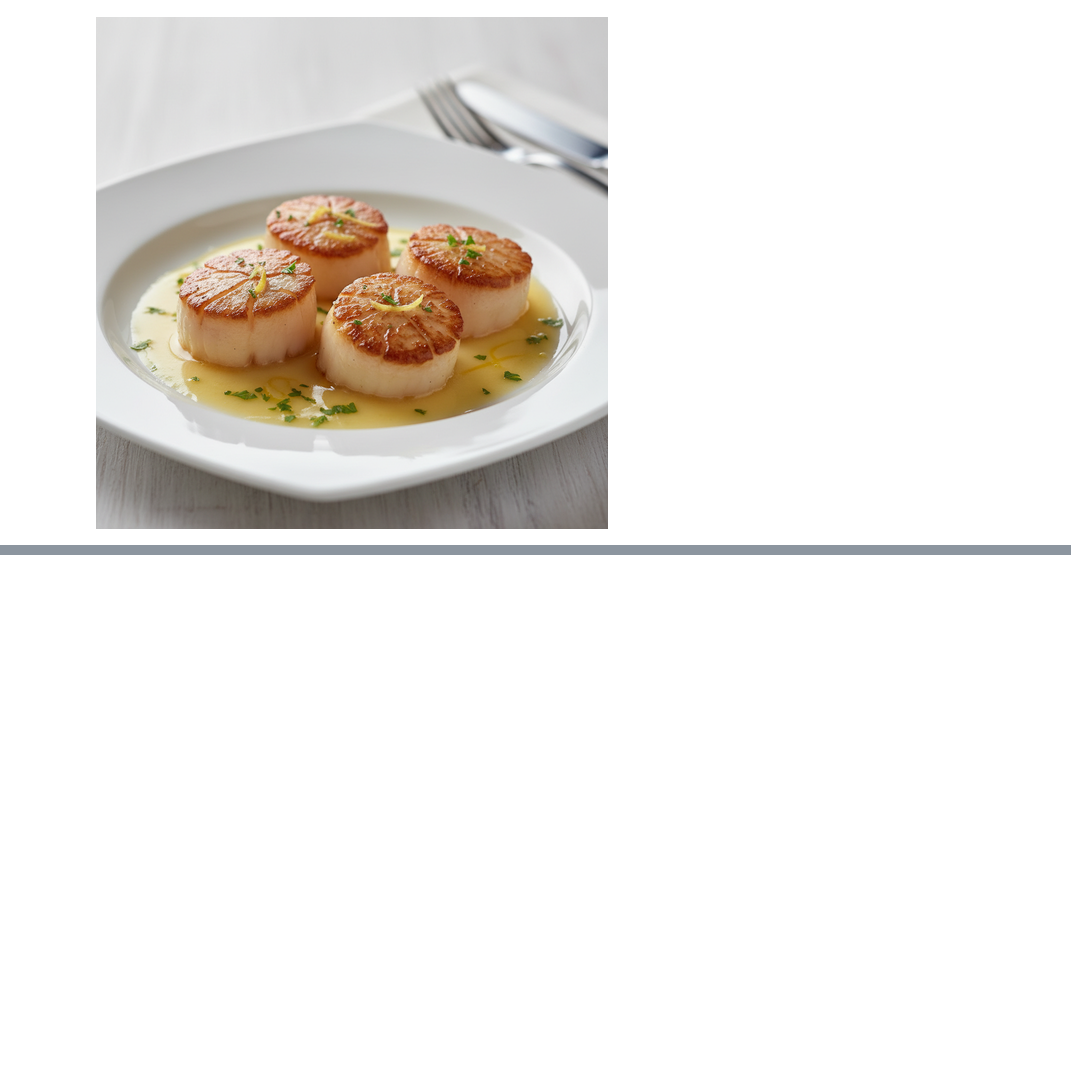
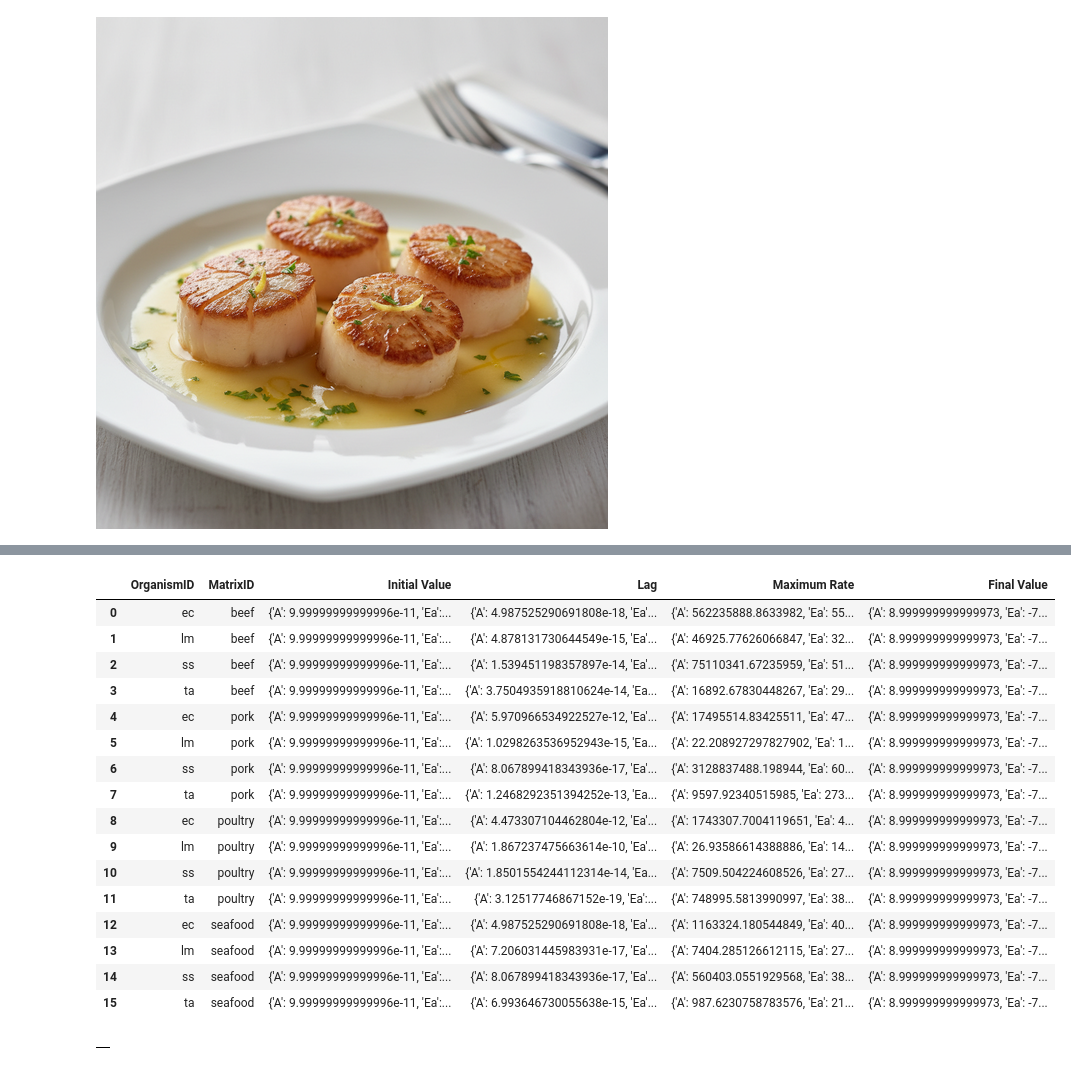
Before and after one commit to lulutinee/safer_food, a Jupyter notebook: notebooks/JYL_sandbox.ipynb, the cells around one changed output, grey strips where cells are left out. Drawn from its saved outputs; the diff is of its cells as text; code cells hidden in the pictures; blank space fills up the shorter version.

Commit message:
Modifié arrhenius_parameters pour accélérer la croissance micro

```diff
--- a/notebooks/JYL_sandbox.ipynb
+++ b/notebooks/JYL_sandbox.ipynb
@@ -2950,0 +2747,5 @@ Searing in a heavy-bottomed pan at approximately 200°C (400°F) to achieve a ca
+# %%
+# On récupère les paramètres à modifier (modèle primaire)
+import pandas as pd
+df_manual_baranyi = pd.read_csv('manual_baranyi_parameters.csv', sep='\t')
+df_manual_baranyi
@@ -2950,0 +2766,25 @@ Searing in a heavy-bottomed pan at approximately 200°C (400°F) to achieve a ca
+# %%
+#On réduit les colonnes Lag et Maximum Rate d'un facteur qui dépend de Temperature (voir le dictionnaire qui fait la conversion)
+import pandas as pd
+
+# dictionnaire de réduction
+reductions = {
+    4: 0.9,
+    6: 0.8,
+    10: 0.7,
+    20: 0.6,
+    37: 0.5
+}
+
+# copie du dataframe
+corrected_df = df_manual_baranyi.copy()
+
+# facteur de correction basé sur la température
+factor = corrected_df["Temperature"].map(reductions)
+
+# application aux colonnes
+corrected_df["Lag"] = corrected_df["Lag"] * factor
+corrected_df["Maximum Rate"] = corrected_df["Maximum Rate"] * factor
+# %%
+# On met initial Value à une valeur très faible sinon le fit du modèle d'Arrhénius est tout perdu
+corrected_df['Initial Value'] = 1e-10
@@ -2950,0 +2803,27 @@ Searing in a heavy-bottomed pan at approximately 200°C (400°F) to achieve a ca
+# %%
+arrhenius_rows, warning_rows, bad_rows = get_secondary_model_parameters(corrected_df, slice_cols=['OrganismID', 'MatrixID'], params_cols=['Initial Value', 'Lag', 'Maximum Rate', 'Final Value'] )
+# %%
+arrhenius_rows
+# %% [output]
+|  | OrganismID | MatrixID | Initial Value | Lag | Maximum Rate | Final Value |
+| 0 | ec | beef | {'A': 9.99999999999996e-11, 'Ea':... | {'A': 4.987525290691808e-18, 'Ea'... | {'A': 562235888.8633982, 'Ea': 55... | {'A': 8.999999999999973, 'Ea': -7... |
+| 1 | lm | beef | {'A': 9.99999999999996e-11, 'Ea':... | {'A': 4.878131730644549e-15, 'Ea'... | {'A': 46925.77626066847, 'Ea': 32... | {'A': 8.999999999999973, 'Ea': -7... |
+| 2 | ss | beef | {'A': 9.99999999999996e-11, 'Ea':... | {'A': 1.539451198357897e-14, 'Ea'... | {'A': 75110341.67235959, 'Ea': 51... | {'A': 8.999999999999973, 'Ea': -7... |
+| 3 | ta | beef | {'A': 9.99999999999996e-11, 'Ea':... | {'A': 3.7504935918810624e-14, 'Ea... | {'A': 16892.67830448267, 'Ea': 29... | {'A': 8.999999999999973, 'Ea': -7... |
+| 4 | ec | pork | {'A': 9.99999999999996e-11, 'Ea':... | {'A': 5.970966534922527e-12, 'Ea'... | {'A': 17495514.83425511, 'Ea': 47... | {'A': 8.999999999999973, 'Ea': -7... |
+| 5 | lm | pork | {'A': 9.99999999999996e-11, 'Ea':... | {'A': 1.0298263536952943e-15, 'Ea... | {'A': 22.208927297827902, 'Ea': 1... | {'A': 8.999999999999973, 'Ea': -7... |
+| 6 | ss | pork | {'A': 9.99999999999996e-11, 'Ea':... | {'A': 8.067899418343936e-17, 'Ea'... | {'A': 3128837488.198944, 'Ea': 60... | {'A': 8.999999999999973, 'Ea': -7... |
+| 7 | ta | pork | {'A': 9.99999999999996e-11, 'Ea':... | {'A': 1.2468292351394252e-13, 'Ea... | {'A': 9597.92340515985, 'Ea': 273... | {'A': 8.999999999999973, 'Ea': -7... |
+| 8 | ec | poultry | {'A': 9.99999999999996e-11, 'Ea':... | {'A': 4.473307104462804e-12, 'Ea'... | {'A': 1743307.7004119651, 'Ea': 4... | {'A': 8.999999999999973, 'Ea': -7... |
+| 9 | lm | poultry | {'A': 9.99999999999996e-11, 'Ea':... | {'A': 1.867237475663614e-10, 'Ea'... | {'A': 26.93586614388886, 'Ea': 14... | {'A': 8.999999999999973, 'Ea': -7... |
+| 10 | ss | poultry | {'A': 9.99999999999996e-11, 'Ea':... | {'A': 1.8501554244112314e-14, 'Ea... | {'A': 7509.504224608526, 'Ea': 27... | {'A': 8.999999999999973, 'Ea': -7... |
+| 11 | ta | poultry | {'A': 9.99999999999996e-11, 'Ea':... | {'A': 3.12517746867152e-19, 'Ea':... | {'A': 748995.5813990997, 'Ea': 38... | {'A': 8.999999999999973, 'Ea': -7... |
+| 12 | ec | seafood | {'A': 9.99999999999996e-11, 'Ea':... | {'A': 4.987525290691808e-18, 'Ea'... | {'A': 1163324.180544849, 'Ea': 40... | {'A': 8.999999999999973, 'Ea': -7... |
+| 13 | lm | seafood | {'A': 9.99999999999996e-11, 'Ea':... | {'A': 7.206031445983931e-17, 'Ea'... | {'A': 7404.285126612115, 'Ea': 27... | {'A': 8.999999999999973, 'Ea': -7... |
+| 14 | ss | seafood | {'A': 9.99999999999996e-11, 'Ea':... | {'A': 8.067899418343936e-17, 'Ea'... | {'A': 560403.0551929568, 'Ea': 38... | {'A': 8.999999999999973, 'Ea': -7... |
+| 15 | ta | seafood | {'A': 9.99999999999996e-11, 'Ea':... | {'A': 6.993646730055638e-15, 'Ea'... | {'A': 987.6230758783576, 'Ea': 21... | {'A': 8.999999999999973, 'Ea': -7... |
+# %%
+warning_rows
+bad_rows
+# %% [output]
+|  |
```
Also changed, not shown: parts of 15 cells of this notebook, 6 other files.
